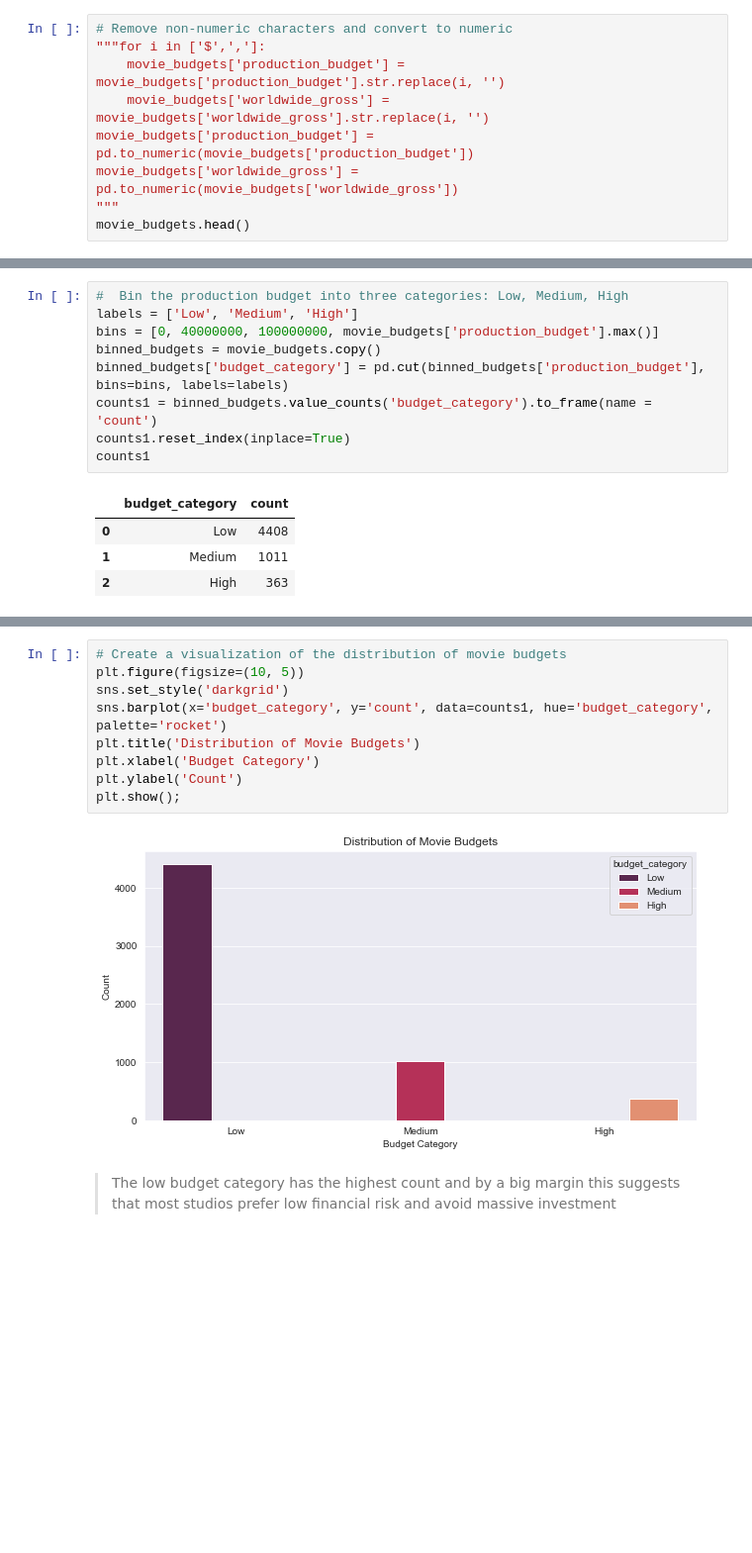
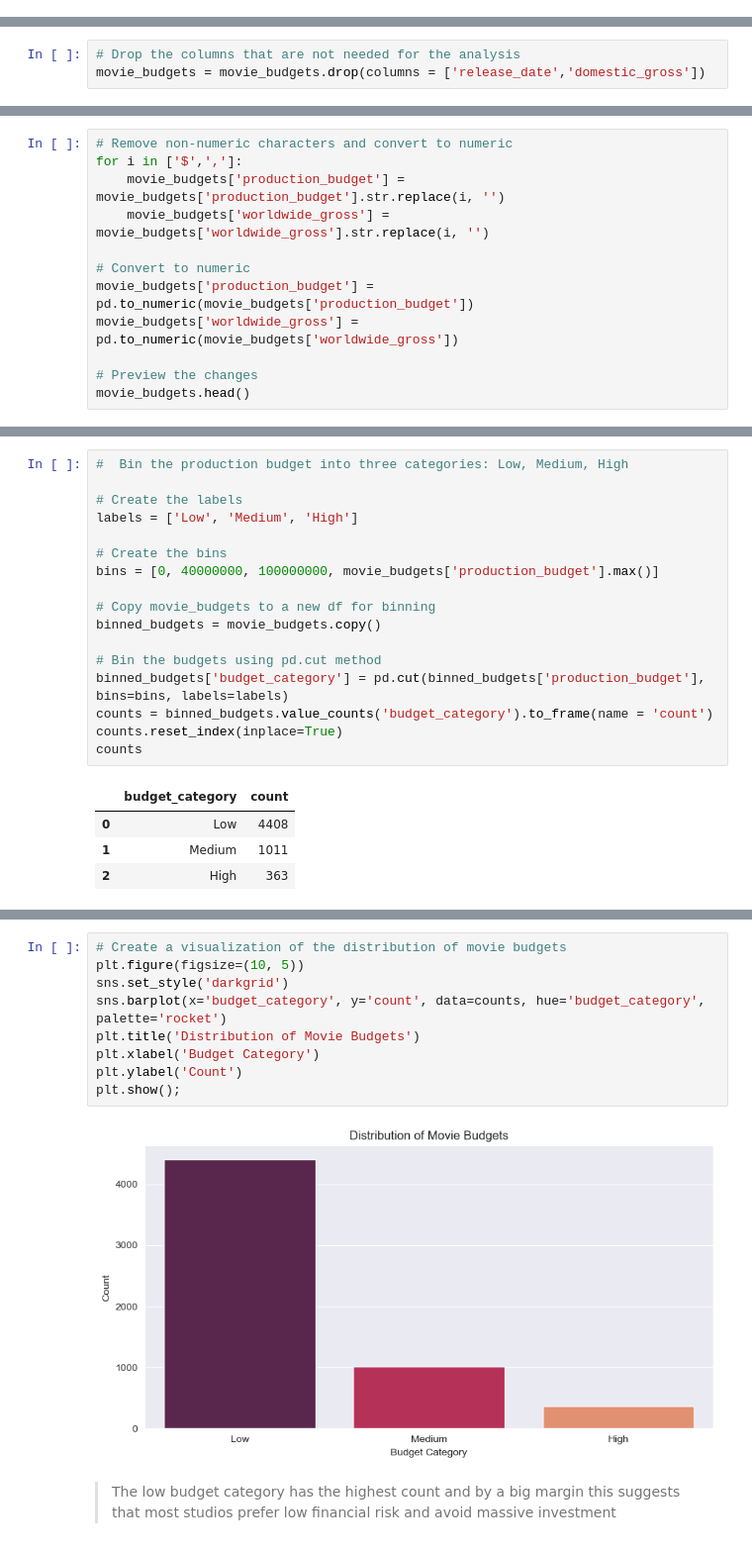
Before and after one commit to Calistus-design/MICROSOFT-MOVIE-STUDIO-INSIGHT, a Jupyter notebook: student.ipynb, the cells around one changed output, grey strips where cells are left out. Shown at 99% size. Cells and saved outputs as stored; diff of their text form; blank space fills up the shorter version.

```diff
--- a/student.ipynb
+++ b/student.ipynb
@@ -302,9 +338,0 @@ movie_budgets.head()
-# %%
-# Remove non-numeric characters and convert to numeric
-"""for i in ['$',',']:
-    movie_budgets['production_budget'] = movie_budgets['production_budget'].str.replace(i, '')
-    movie_budgets['worldwide_gross'] = movie_budgets['worldwide_gross'].str.replace(i, '')
-movie_budgets['production_budget'] = pd.to_numeric(movie_budgets['production_budget'])
-movie_budgets['worldwide_gross'] = pd.to_numeric(movie_budgets['worldwide_gross'])
-"""
-movie_budgets.head()
@@ -375,0 +399,3 @@ movie_budgets.head()
+# %%
+# Drop the columns that are not needed for the analysis
+movie_budgets = movie_budgets.drop(columns = ['release_date','domestic_gross'])
@@ -375,0 +404,12 @@ movie_budgets.head()
+# %%
+# Remove non-numeric characters and convert to numeric
+for i in ['$',',']:
+    movie_budgets['production_budget'] = movie_budgets['production_budget'].str.replace(i, '')
+    movie_budgets['worldwide_gross'] = movie_budgets['worldwide_gross'].str.replace(i, '')
+
+# Convert to numeric
+movie_budgets['production_budget'] = pd.to_numeric(movie_budgets['production_budget'])
+movie_budgets['worldwide_gross'] = pd.to_numeric(movie_budgets['worldwide_gross'])
+
+# Preview the changes
+movie_budgets.head()
@@ -394,12 +454,20 @@ plt.show()
 # %%
 #  Bin the production budget into three categories: Low, Medium, High
+
+# Create the labels
 labels = ['Low', 'Medium', 'High']
+
+# Create the bins
 bins = [0, 40000000, 100000000, movie_budgets['production_budget'].max()]
+
+# Copy movie_budgets to a new df for binning
 binned_budgets = movie_budgets.copy()
+
+# Bin the budgets using pd.cut method
 binned_budgets['budget_category'] = pd.cut(binned_budgets['production_budget'], bins=bins, labels=labels)
-counts1 = binned_budgets.value_counts('budget_category').to_frame(name = 'count')
-counts1.reset_index(inplace=True)
-counts1
+counts = binned_budgets.value_counts('budget_category').to_frame(name = 'count')
+counts.reset_index(inplace=True)
+counts
 # %% [output]
 |  | budget_category | count |
 | 0 | Low | 4408 |
@@ -408,14 +478,14 @@ counts1
 # %%
 # Create a visualization of the distribution of movie budgets
 plt.figure(figsize=(10, 5))
 sns.set_style('darkgrid')
-sns.barplot(x='budget_category', y='count', data=counts1, hue='budget_category', palette='rocket')
+sns.barplot(x='budget_category', y='count', data=counts, hue='budget_category', palette='rocket')
 plt.title('Distribution of Movie Budgets')
 plt.xlabel('Budget Category')
 plt.ylabel('Count')
 plt.show();
 # %% [output]
-[figure, old version]
+[figure, new version]
 # %% [markdown]
 > The low budget category has the highest count and by a big margin this suggests that most studios
 prefer low financial risk and avoid massive investment
```
Also changed, not shown: parts of 73 cells of this notebook.
